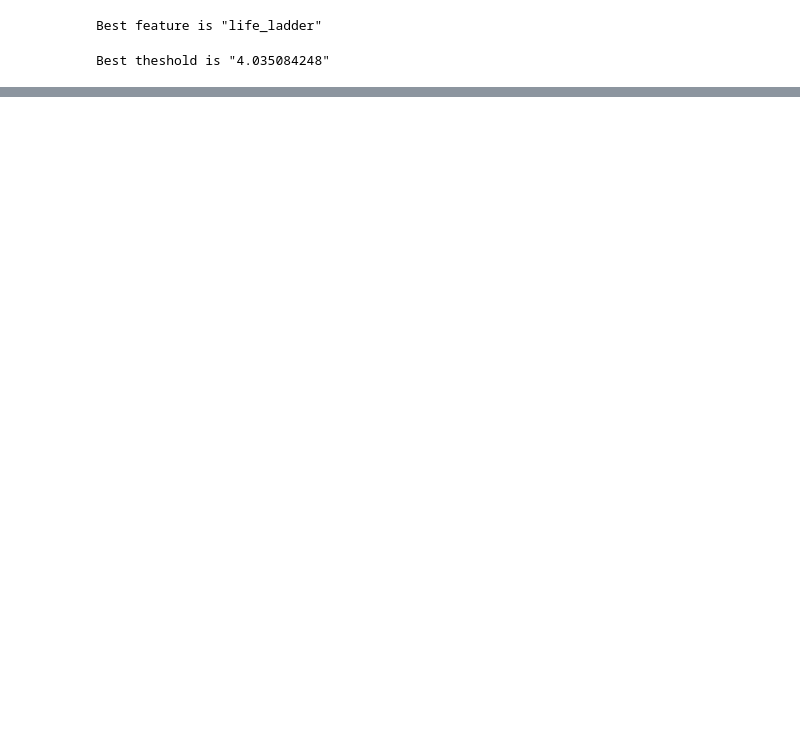
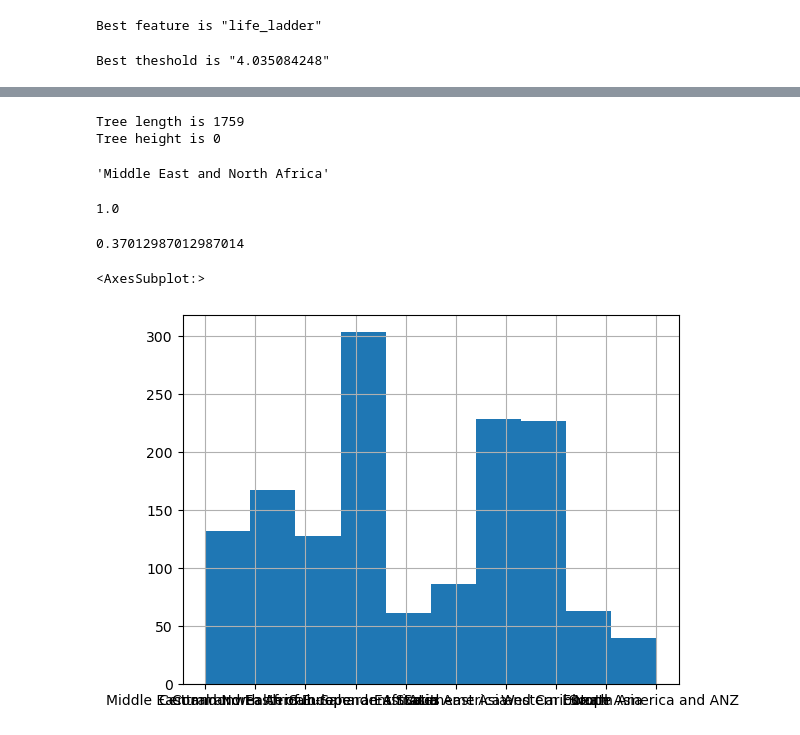
Before and after one commit to iliya1984/DevML, a Jupyter notebook: other/decision_tree.ipynb, the cells around one changed output, grey strips where cells are left out. Saved outputs shown, nothing was run; the diff lists cells and outputs as text; code cells hidden in the pictures; blank space fills up the shorter version.

```diff
--- a/other/decision_tree.ipynb
+++ b/other/decision_tree.ipynb
@@ -10,3 +8,6 @@ max_tree_depth = 3
+# %%
+is_development = False
+max_tree_depth = 3
 # %%
 class SplitInfo:
 
@@ -460,9 +500,3 @@ Best feature is "life_ladder"
 print(f'Best theshold is "{recommendation.threshold}"')
 # %% [output]
 Best theshold is "4.035084248"
-# %%
-classifier = DecisionTree.Classifier(max_height=4)
-classifier.fit(x_train, y_train)
-
-if is_development:
-    classifier.print_tree()
@@ -496,0 +503,39 @@ predicted_value
+# %%
+node_options = DecisionTree.NodeOptions()
+node_options.max_height = 17
+node_options.strategy = 'quantile'
+
+classifier = DecisionTree.Classifier(max_height=2)
+classifier.fit(x_train, y_train, node_options)
+
+if is_development:
+    classifier.print_tree()
+# %%
+print(f'Tree length is {str(len(classifier.nodes))}')
+print(f'Tree height is {classifier.get_height()}')
+# %% [output]
+Tree length is 1759
+Tree height is 0
+# %%
+first_row = x_train.iloc[0]
+predicted_value = classifier.predict_value(first_row)
+predicted_value
+# %% [output]
+'Middle East and North Africa'
+# %%
+predictions = classifier.predict(x_train)
+predictions.index = y_train.index
+(predictions == y_train).mean()
+# %% [output]
+1.0
+# %%
+predictions = classifier.predict(x_test)
+predictions.index = y_test.index
+(predictions == y_test).mean()
+# %% [output]
+0.37012987012987014
+# %%
+classifier.nodes[0].target.hist()
+# %% [output]
+<AxesSubplot:>
+[figure, added]
```
Also changed, not shown: parts of 18 cells of this notebook.
